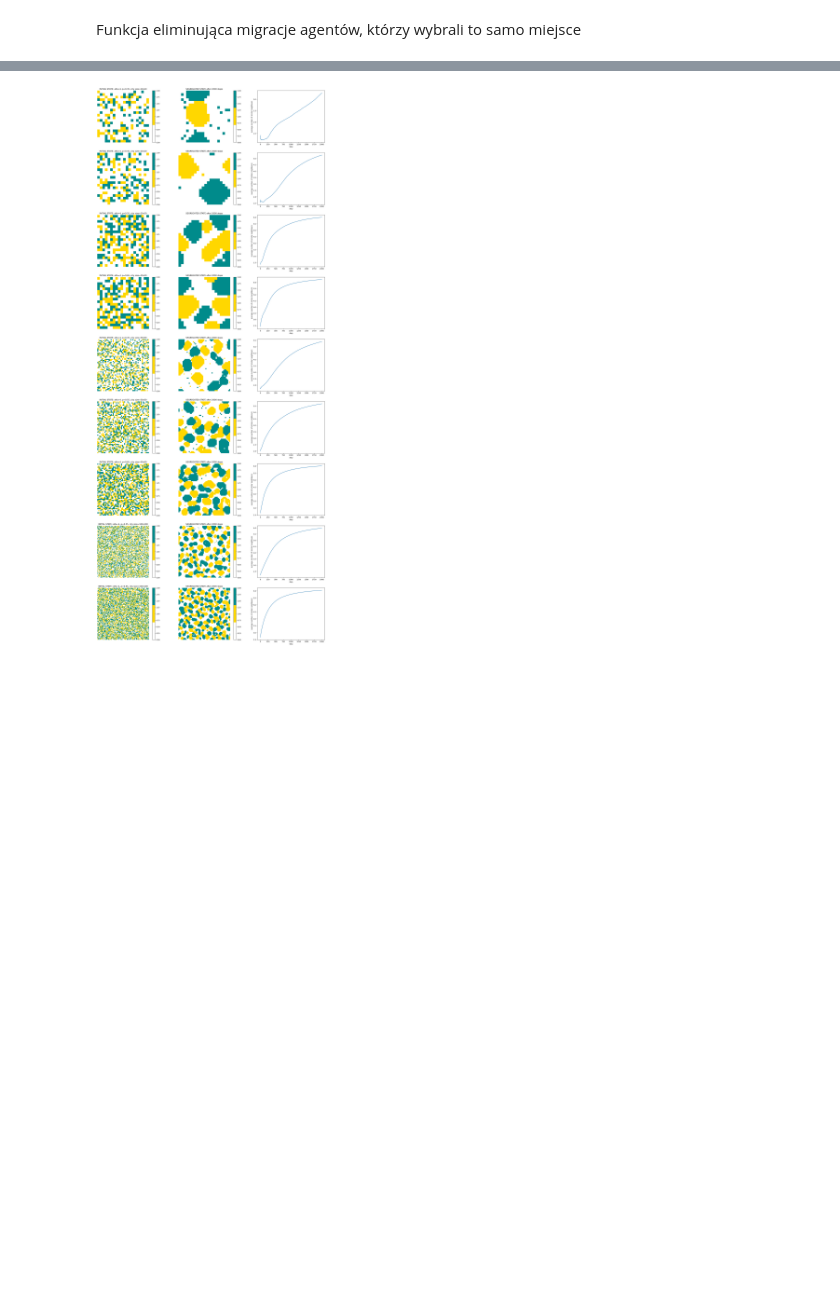
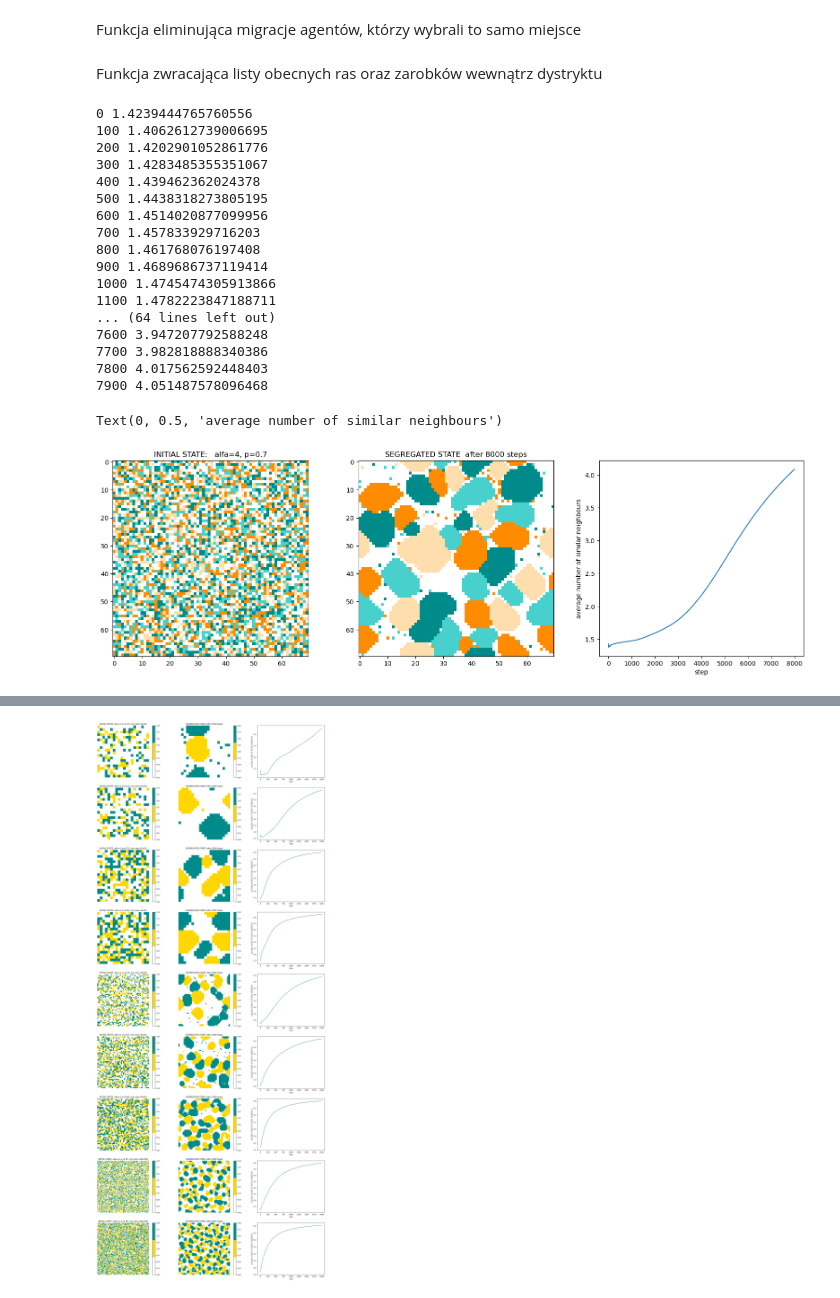
Before and after one commit to wojtekkk99/Spatial-segregation, a Jupyter notebook: spatial_segregation.ipynb, the cells around one changed output, grey strips where cells are left out. Drawn from its saved outputs; the diff is of its cells as text; code cells hidden in the pictures; blank space fills up the shorter version.

```diff
--- a/spatial_segregation.ipynb
+++ b/spatial_segregation.ipynb
@@ -75,3 +91,5 @@ def get_valid_moves(moves):
     same_pos = [tuple(new_pos) for new_pos in same_pos.tolist()]
     valid_moves = {pos:new_pos for pos, new_pos in moves.items() if new_pos not in same_pos}
     return valid_moves
+# %% [markdown]
+Funkcja zwracająca listy obecnych ras oraz zarobków wewnątrz dystryktu
@@ -78,25 +102,41 @@ def get_valid_moves(moves):
+# %%
+def find_n_similar(neighborhood, value, rases, salaries):
+    rase, salary = rases[value], salaries[value]
+    same_rase_idx = np.where(rases == rase)[0]
+    same_salary_idx = np.where(salaries == salary)[0]
+    n_similar = len(np.where(neighborhood == value)[0]) - 1
+    n_similar_rase = 0
+    n_similar_salary = 0
+    for idx_r in same_rase_idx:
+        if idx_r != value:
+            n_similar_rase = len(np.where(neighborhood == idx_r)[0])
+    for idx_s in same_salary_idx:
+        if idx_s != value:
+            n_similar_salary = len(np.where(neighborhood == idx_s)[0])
+    return n_similar, n_similar_rase, n_similar_salary
 # %%
-def schelling(city, n_steps):
+def schelling(city, district, n_steps):
     si = []
     average_si = []
     periodic_city = get_periodic_city(city)
-    for _ in range(n_steps):
+    rases, salaries = get_district_features(district)
+    for step in range(n_steps):
         moves = {}
         for (row, col), _ in np.ndenumerate(periodic_city):
             n = periodic_city.shape[0]
             if row != 0 and col != 0 and row != n-1 and col != n-1:
                 value = periodic_city[row, col]
-                if value != 0:
+                if value != -1:    # -1 -> empty space
                     neighborhood = periodic_city[
                         row - 1 : row + 2,
                         col - 1 : col + 2,
                     ]
-                    n_similar = len(np.where(neighborhood == value)[0]) - 1
+                    n_similar, n_similar_rase, n_similar_salary = find_n_similar(neighborhood, value, rases, salaries)
                     si.append(n_similar)
-                    if n_similar < a:
+                    if n_similar < a and n_similar_rase < a_rase and n_similar_salary < a_salary:
                         empty_houses = list(
                             zip(
-                                np.where(neighborhood == 0)[0], np.where(neighborhood == 0)[1]
+                                np.where(neighborhood == -1)[0], np.where(neighborhood == -1)[1]
                             )
                         )
                         if len(empty_houses) != 0:
@@ -107,16 +147,47 @@ def schelling(city, n_steps):
         for pos, new_pos in valid_moves.items():
             value = periodic_city[pos[0], pos[1]]
             periodic_city[new_pos[0], new_pos[1]] = value
-            periodic_city[pos[0], pos[1]] = 0
+            periodic_city[pos[0], pos[1]] = -1
 
         segregated_city = periodic_city[1:n-1, 1:n-1]
         periodic_city = get_periodic_city(segregated_city)
         average_si.append(mean(si))
+        if step%100 == 0: print(step, mean(si))
 
     return segregated_city, average_si
 # %%
 def plot_city(city, i, n, cmap):
     plt.subplot(9,3,3*i+n)
     plt.imshow(city, cmap = cmap)
-    plt.colorbar()
-    plt.axis('off')
+# %%
+city = create_city(a, N, agents_ratio, n_agents)
+plt.figure(figsize=(20,60))
+segregated_city, average_si = schelling(city, district, n_steps)
+plot_city(city, 0, 1, cmap)
+plt.title(f'INITIAL STATE:   alfa={a}, p={agents_ratio}')
+plot_city(segregated_city, 0, 2, cmap)
+plt.title(f'SEGREGATED STATE  after {n_steps} steps')
+plt.subplot(9,3,3)
+plt.plot(np.arange(n_steps), average_si)
+plt.xlabel('step')
+plt.ylabel('average number of similar neighbours')
+# %% [output]
+0 1.4239444765760556
+100 1.4062612739006695
+200 1.4202901052861776
+300 1.4283485355351067
+400 1.439462362024378
+500 1.4438318273805195
+600 1.4514020877099956
+700 1.457833929716203
+800 1.461768076197408
+900 1.4689686737119414
+1000 1.4745474305913866
+1100 1.4782223847188711
+... (64 lines left out)
+7600 3.947207792588248
+7700 3.982818888340386
+7800 4.017562592448403
+7900 4.051487578096468
+Text(0, 0.5, 'average number of similar neighbours')
+[figure, added]
```
Also changed, not shown: parts of 11 cells of this notebook.
